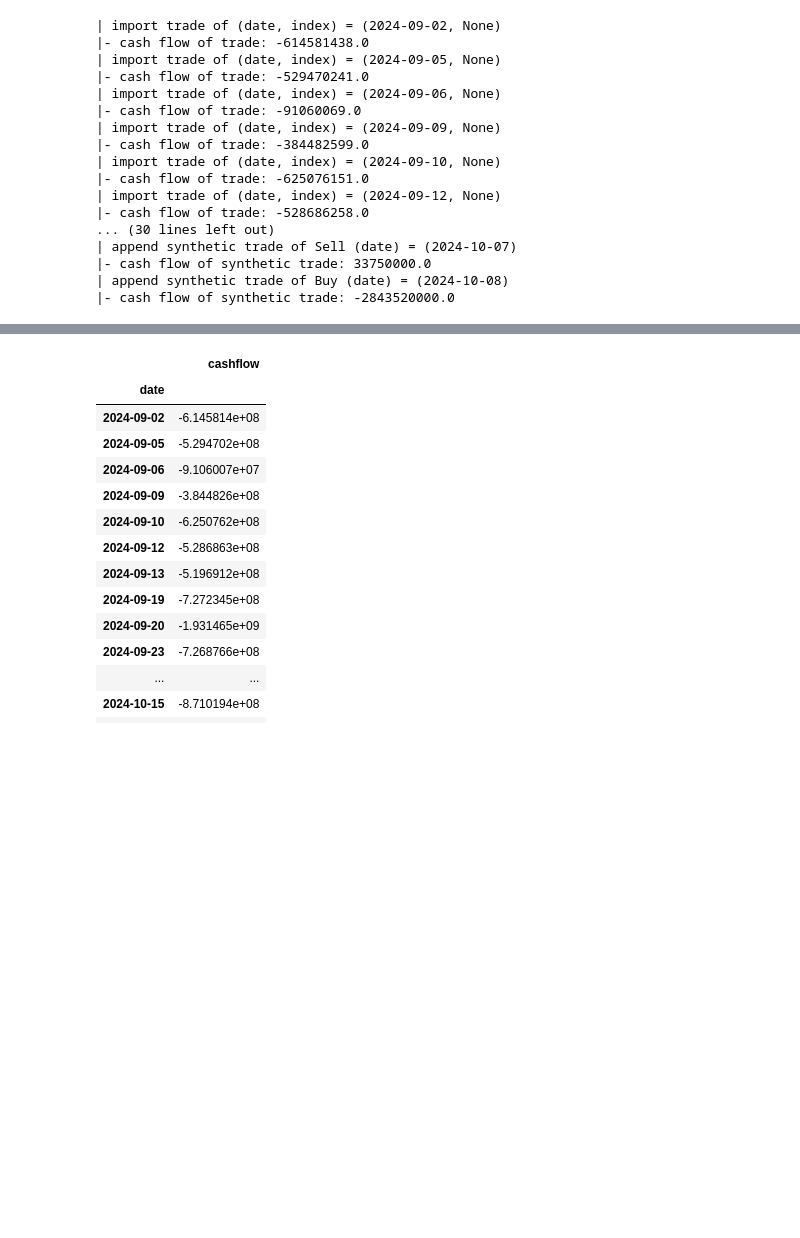
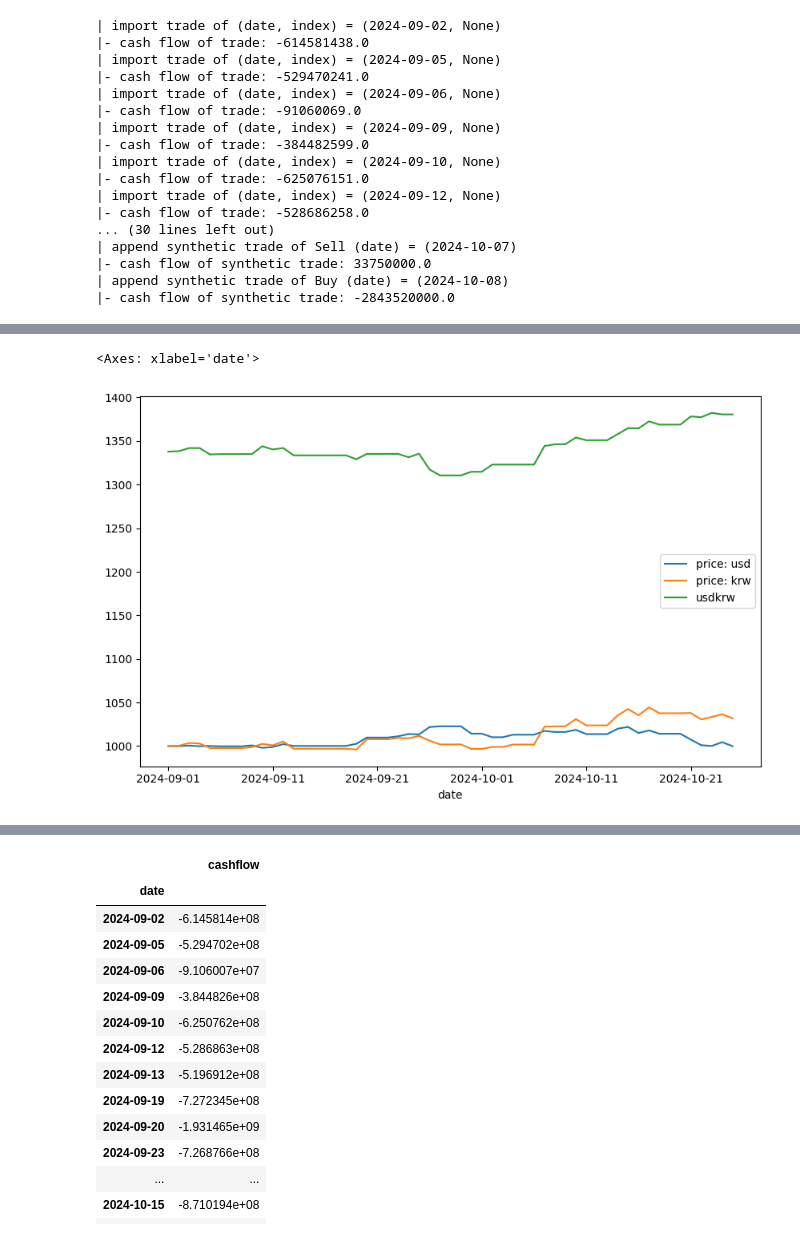
Before and after one commit to nailen1/cayman_office_system, a Jupyter notebook: demo-modules.ipynb, the cells around one changed output, grey strips where cells are left out. Drawn from its saved outputs; the diff is of its cells as text; code cells hidden in the pictures; blank space fills up the shorter version.

```diff
--- a/demo-modules.ipynb
+++ b/demo-modules.ipynb
@@ -44,0 +142,5 @@ ts = Timeseries(trades)
+# %%
+ts.price.filter(regex='(price|usdkrw)').plot(figsize=(10, 6))
+# %% [output]
+<Axes: xlabel='date'>
+[figure, added]
```
Also changed, not shown: parts of 16 cells of this notebook, 11 other files.
